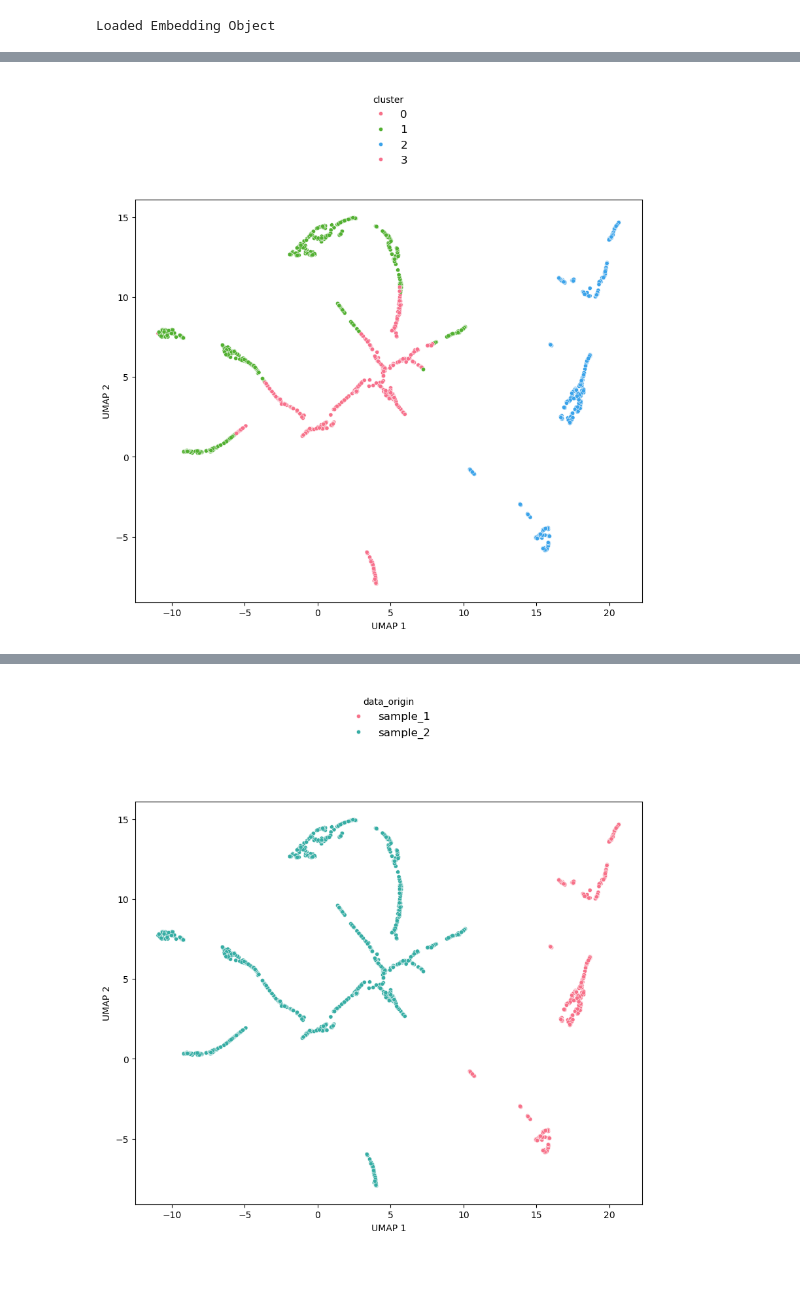
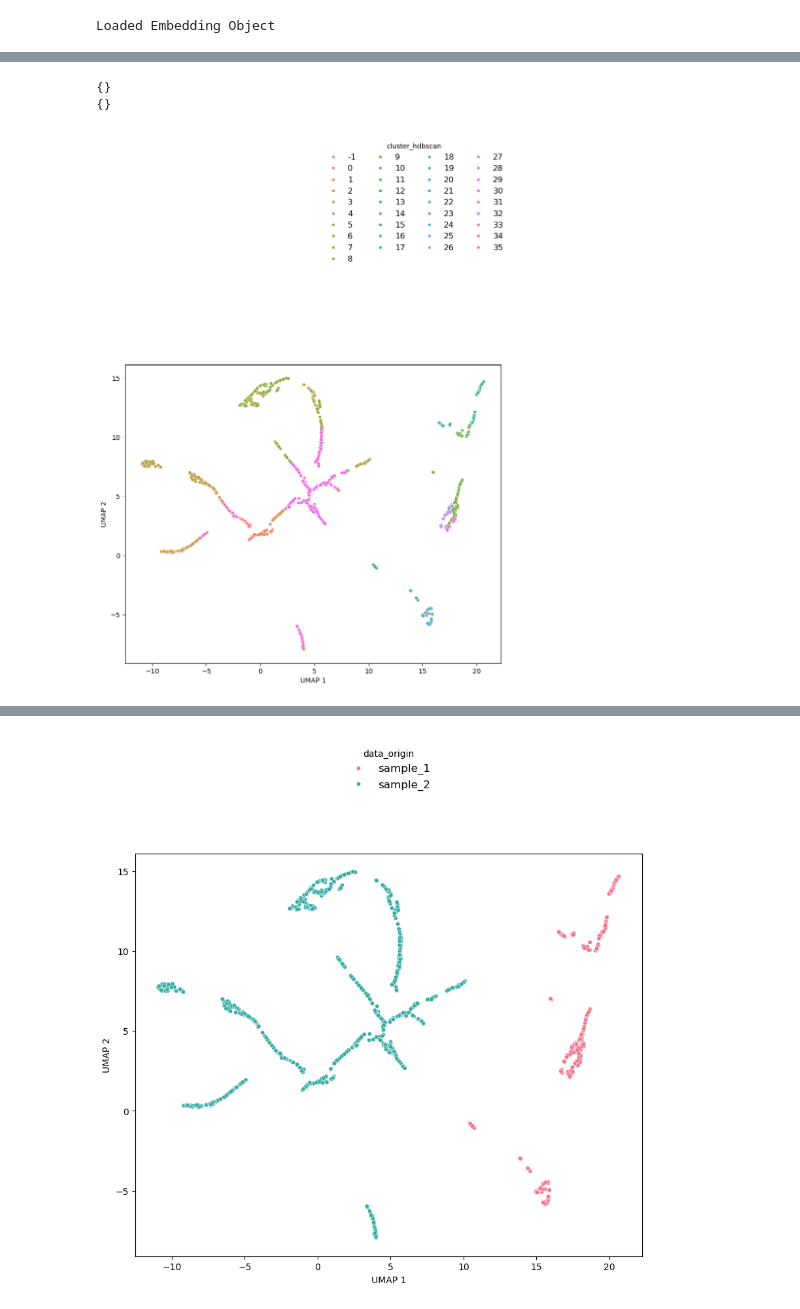
Before and after one commit to i3-unit/TCRpeg_i3, a Jupyter notebook: tutorial_umap.ipynb, the cells around one changed output, grey strips where cells are left out. Cells and saved outputs as stored; diff of their text form; code cells hidden in the pictures; blank space fills up the shorter version.

```diff
--- a/tutorial_umap.ipynb
+++ b/tutorial_umap.ipynb
@@ -96,4 +178,6 @@ samples_all_clusters_umap.run()
 # %%
-samples_all_clusters_umap.plot_umap(hue='cluster')
+samples_all_clusters_umap.plot_umap(hue='cluster_hdbscan')
 # %% [output]
+{}
+{}
-[figure, old version]
+[figure, new version]
```
Also changed, not shown: parts of 11 cells of this notebook, 1 other file.
